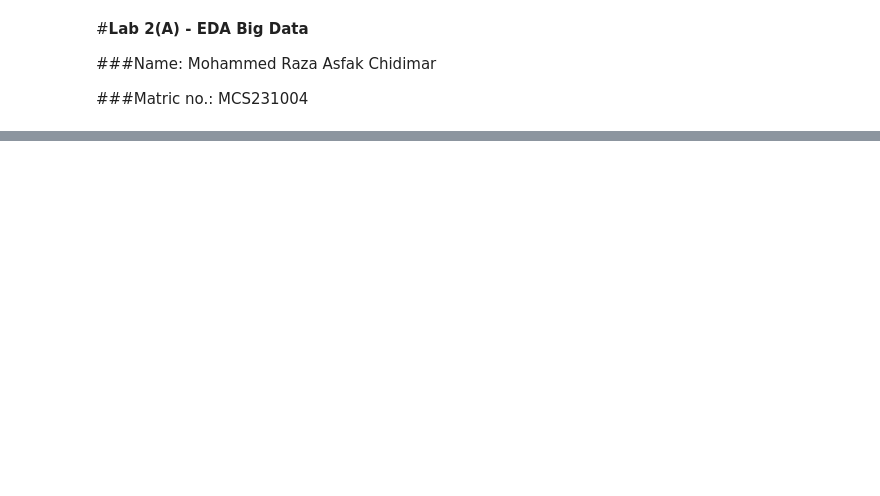
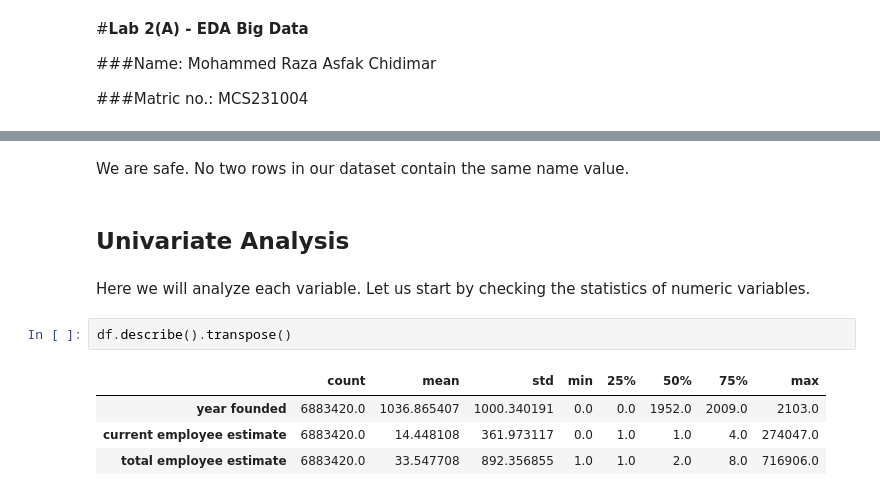
Before and after one commit to DSRaza403/LAB-Tasks, a Jupyter notebook: Lab 2/Lab2A_Mohammed_Raza.ipynb, the cells around one changed output, grey strips where cells are left out. Cells and saved outputs as stored; diff of their text form; blank space fills up the shorter version.

```diff
--- a/Lab 2/Lab2A_Mohammed_Raza.ipynb
+++ b/Lab 2/Lab2A_Mohammed_Raza.ipynb
@@ -1640,0 +429,13 @@ WARNING:matplotlib.legend:No artists with labels found to put in legend.  Note t
+# %% [markdown]
+We are safe. No two rows in our dataset contain the same name value.
+# %% [markdown]
+## Univariate Analysis
+# %% [markdown]
+Here we will analyze each variable. Let us start by checking the statistics of numeric variables.
+# %%
+df.describe().transpose()
+# %% [output]
+|  | count | mean | std | min | 25% | 50% | 75% | max |
+| year founded | 6883420.0 | 1036.865407 | 1000.340191 | 0.0 | 0.0 | 1952.0 | 2009.0 | 2103.0 |
+| current employee estimate | 6883420.0 | 14.448108 | 361.973117 | 0.0 | 1.0 | 1.0 | 4.0 | 274047.0 |
+| total employee estimate | 6883420.0 | 33.547708 | 892.356855 | 1.0 | 1.0 | 2.0 | 8.0 | 716906.0 |
```
Also changed, not shown: parts of 465 cells of this notebook.
